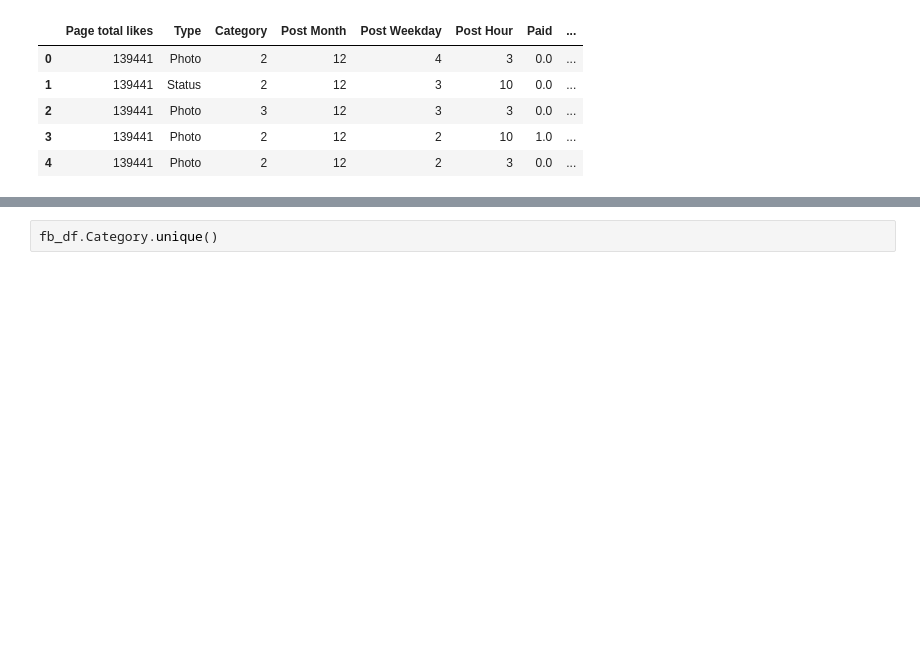
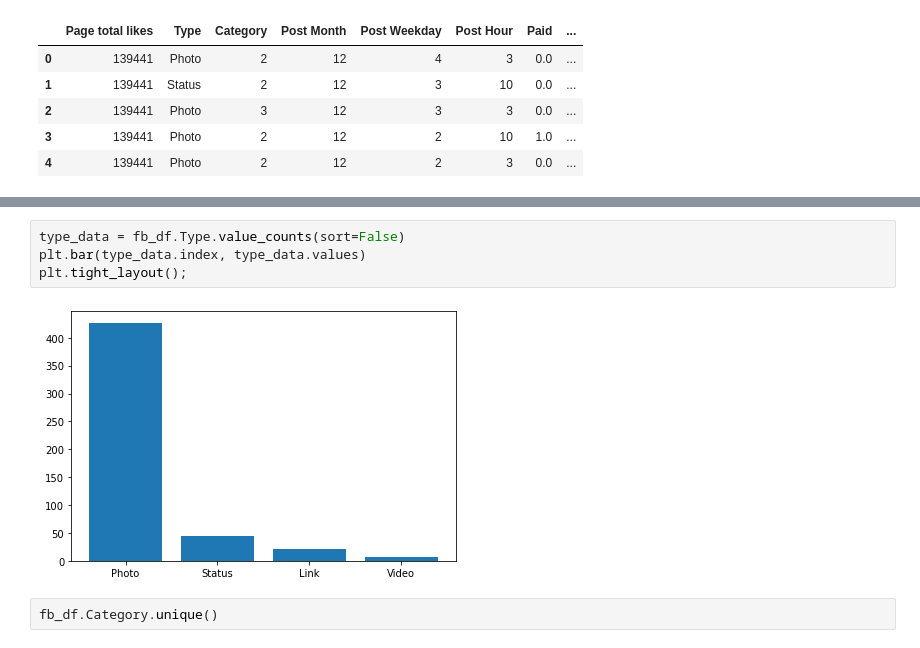
Before and after one commit to capac/facebook-metrics-data-set, a Jupyter notebook: fb_metrics.ipynb, the cells around one changed output, grey strips where cells are left out. Cells and saved outputs as stored; diff of their text form; blank space fills up the shorter version.

```diff
--- a/fb_metrics.ipynb
+++ b/fb_metrics.ipynb
@@ -38,3 +56,9 @@ dtype: int64
+# %%
+type_data = fb_df.Type.value_counts(sort=False)
+plt.bar(type_data.index, type_data.values)
+plt.tight_layout();
+# %% [output]
+[figure, added]
 # %%
 fb_df.Category.unique()
 # %% [output]
```
Also changed, not shown: parts of 12 cells of this notebook.
